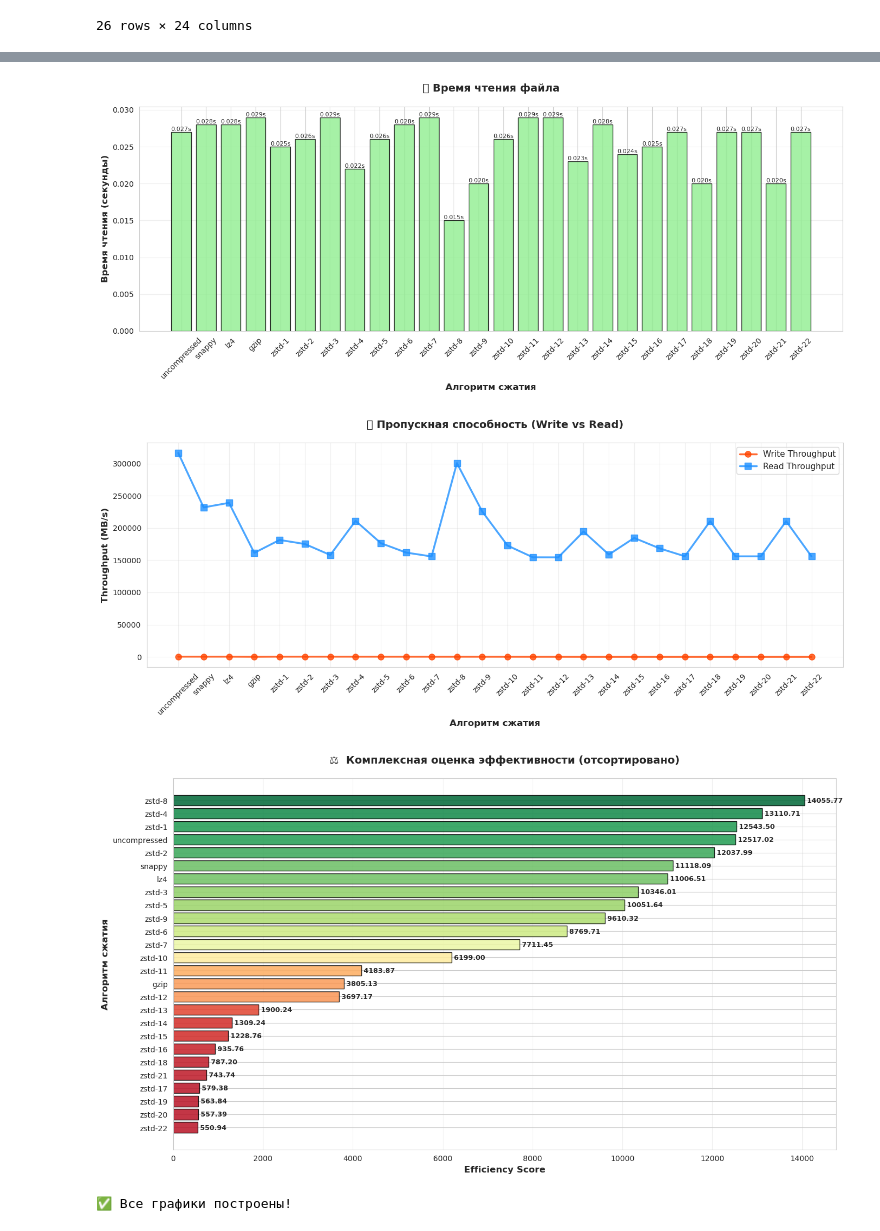
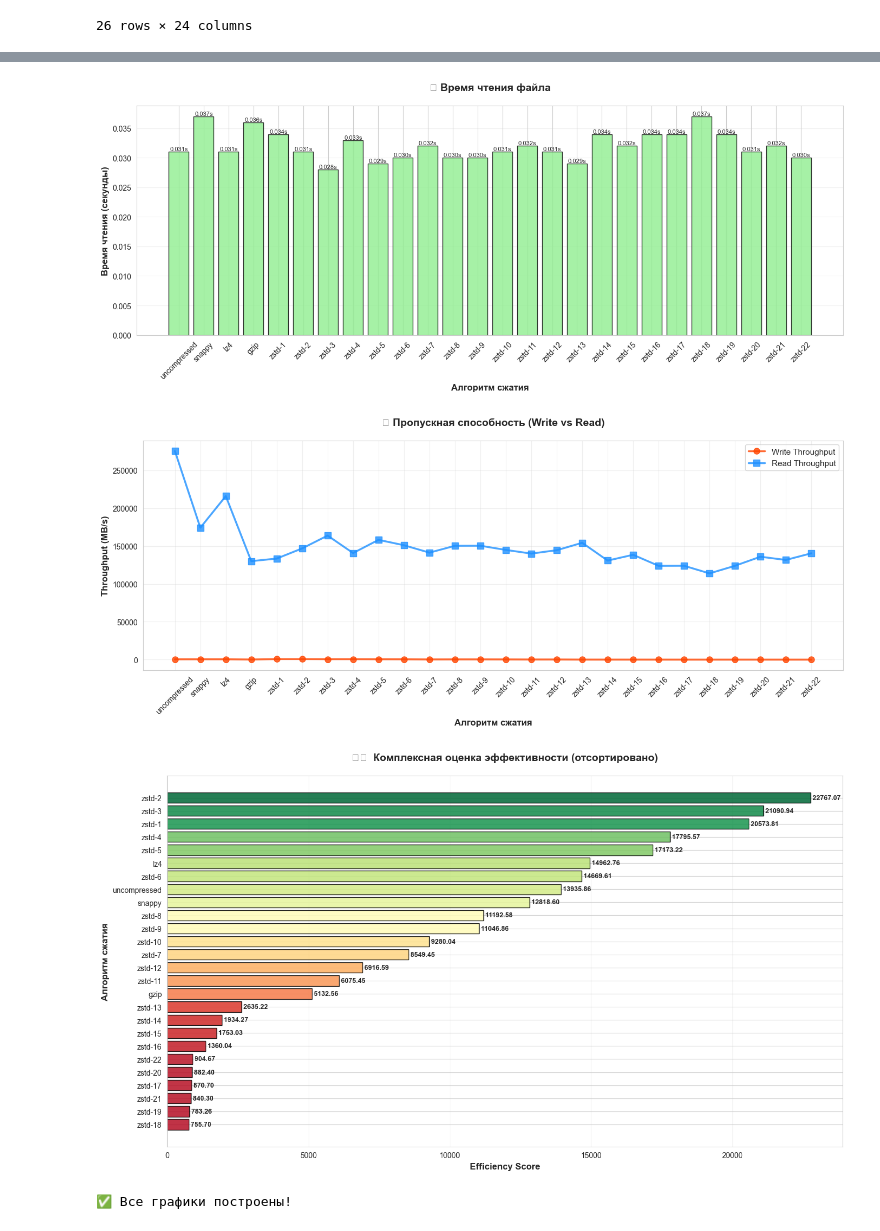
Before and after one commit to k0rsakov/pet_project_compression_data, a Jupyter notebook: benchmark.ipynb, the cells around one changed output, grey strips where cells are left out. Saved outputs shown, nothing was run; the diff lists cells and outputs as text; code cells hidden in the pictures.

Commit message:
Изменён проект pet_project_compression_data: - small fix

```diff
--- a/benchmark.ipynb
+++ b/benchmark.ipynb
@@ -548,25 +950,19 @@ def plot_comparison_summary(results_df):
 # %%
-# Ячейка 1: Запуск бенчмарка
 results_df = benchmark_compression_methods(
-    source_file='data.parquet',
+    source_file='data_100_000_000.parquet',
     output_dir='benchmark_results',
     iterations=3,
     cleanup=True
 )
 
-# Ячейка 2: Просмотр результатов
 display(results_df)
 
-# Ячейка 3: Анализ
 analyze_results(results_df)
 
-# Ячейка 4: Основные графики (раздельные)
 plot_compression_analysis(results_df)
 
-# Ячейка 5: Сводный график (опционально)
 plot_comparison_summary(results_df)
 
-# Ячейка 6: Сохранение
 save_results(results_df, 'compression_benchmark.csv')
 # %% [output]
 ================================================================================
@@ -626,4 +1022,4 @@ save_results(results_df, 'compression_benchmark.csv')
-[figure, old version]
+[figure, new version]
-[figure, old version]
+[figure, new version]
-[figure, old version]
+[figure, new version]
 ✅ Все графики построены!
```
Also changed, not shown: parts of 7 cells of this notebook, 2 other files.
